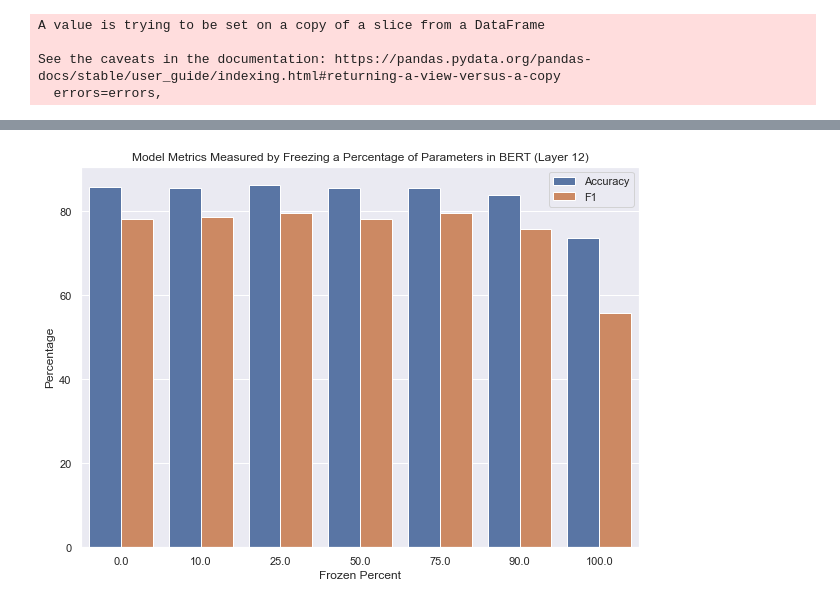
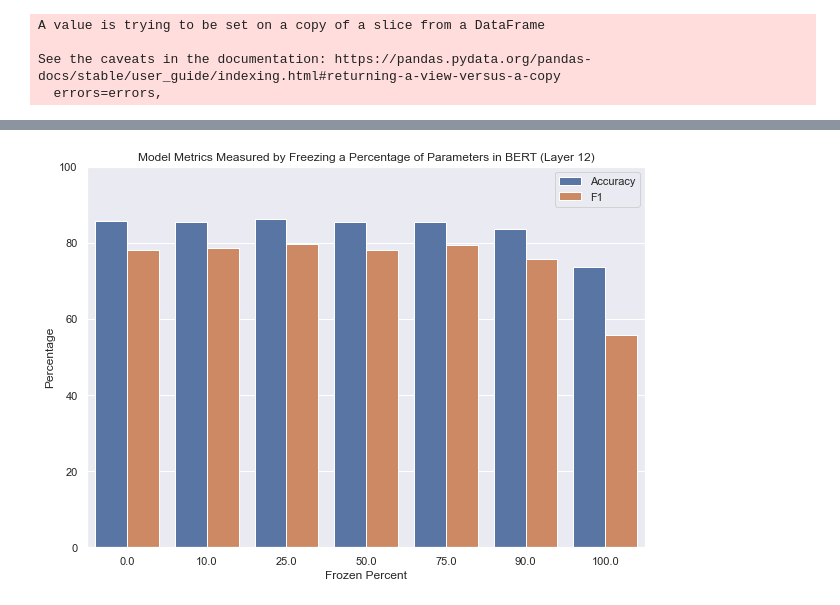
Before and after one commit to frankliu-x/w266_final_project, a Jupyter notebook: report_charts/charts.ipynb, the cells around one changed output, grey strips where cells are left out. Saved outputs shown, nothing was run; the diff lists cells and outputs as text; code cells hidden in the pictures.

```diff
--- a/report_charts/charts.ipynb
+++ b/report_charts/charts.ipynb
@@ -106,10 +108,11 @@ See the caveats in the documentation: https://pandas.pydata.org/pandas-docs/stab
 # %%
 sns.set_style("darkgrid")
 plt.figure(figsize=(10,7))
 ax = sns.barplot(data=df_all, x="Frozen Percentage", y="num", hue="type")
 ax.set_title('Model Metrics Measured by Freezing a Percentage of Parameters in BERT (Layer 12)')
 ax.set(xlabel='Frozen Percent', ylabel='Percentage')
 ax.legend()
+plt.ylim([0, 100])
 plt.show()
 # %% [output]
-[figure, old version]
+[figure, new version]
```
Also changed, not shown: parts of 5 cells of this notebook, 4 other files.
